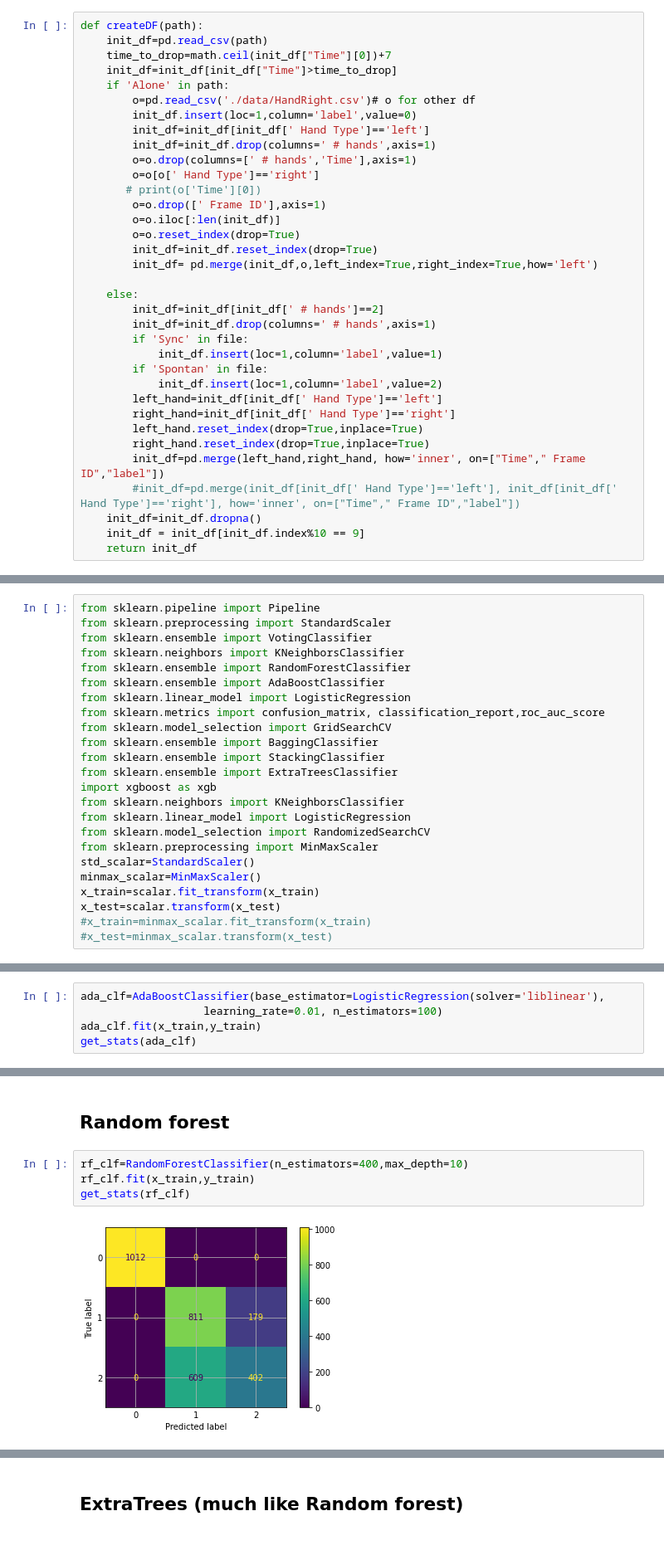
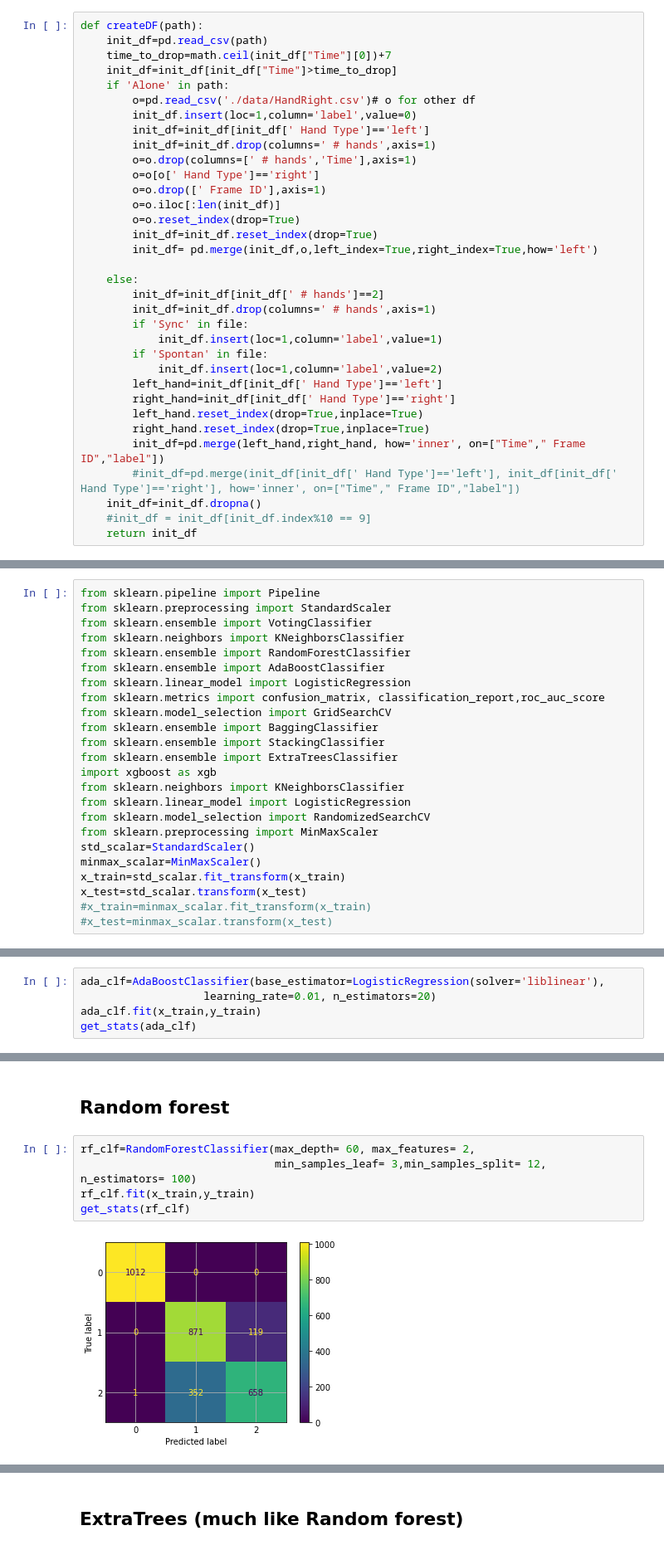
Before and after one commit to TalSomech/Data-Sc-101, a Jupyter notebook: Hands.ipynb, the cells around one changed output, grey strips where cells are left out. Shown at 83% size. Drawn from its saved outputs; the diff is of its cells as text.

```diff
--- a/Hands.ipynb
+++ b/Hands.ipynb
@@ -28,7 +33,6 @@ def createDF(path):
         init_df=init_df.drop(columns=' # hands',axis=1)
         o=o.drop(columns=[' # hands','Time'],axis=1)
         o=o[o[' Hand Type']=='right']
-       # print(o['Time'][0])
         o=o.drop([' Frame ID'],axis=1)
         o=o.iloc[:len(init_df)]
         o=o.reset_index(drop=True)
@@ -49,5 +53,5 @@ def createDF(path):
         init_df=pd.merge(left_hand,right_hand, how='inner', on=["Time"," Frame ID","label"])
         #init_df=pd.merge(init_df[init_df[' Hand Type']=='left'], init_df[init_df[' Hand Type']=='right'], how='inner', on=["Time"," Frame ID","label"])
     init_df=init_df.dropna()
-    init_df = init_df[init_df.index%10 == 9]
+    #init_df = init_df[init_df.index%10 == 9]
     return init_df
@@ -173,8 +189,8 @@ from sklearn.model_selection import RandomizedSearchCV
 from sklearn.preprocessing import MinMaxScaler
 std_scalar=StandardScaler()
 minmax_scalar=MinMaxScaler()
-x_train=scalar.fit_transform(x_train)
-x_test=scalar.transform(x_test)
+x_train=std_scalar.fit_transform(x_train)
+x_test=std_scalar.transform(x_test)
 #x_train=minmax_scalar.fit_transform(x_train)
 #x_test=minmax_scalar.transform(x_test)
 # %%
@@ -279,7 +285,7 @@ KNeighborsClassifier Accuracy: 0.8509790906073681
 ## AdaBoost
 # %%
 ada_clf=AdaBoostClassifier(base_estimator=LogisticRegression(solver='liblinear'),
-                   learning_rate=0.01, n_estimators=100)
+                   learning_rate=0.01, n_estimators=20)
 ada_clf.fit(x_train,y_train)
 get_stats(ada_clf)
 # %% [output]
@@ -298,11 +304,12 @@ AdaBoostClassifier Accuracy: 0.8088284102223697
 # %% [markdown]
 ## Random forest
 # %%
-rf_clf=RandomForestClassifier(n_estimators=400,max_depth=10)
+rf_clf=RandomForestClassifier(max_depth= 60, max_features= 2,
+                              min_samples_leaf= 3,min_samples_split= 12, n_estimators= 100)
 rf_clf.fit(x_train,y_train)
 get_stats(rf_clf)
 # %% [output]
-[figure, old version]
+[figure, new version]
               precision    recall  f1-score   support
 
            0       1.00      1.00      1.00      1012
```
Also changed, not shown: parts of 16 cells of this notebook.
